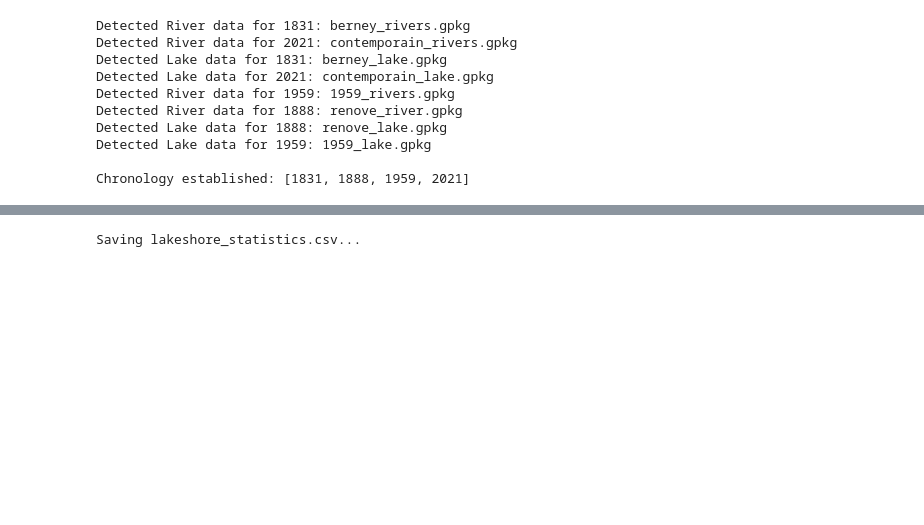
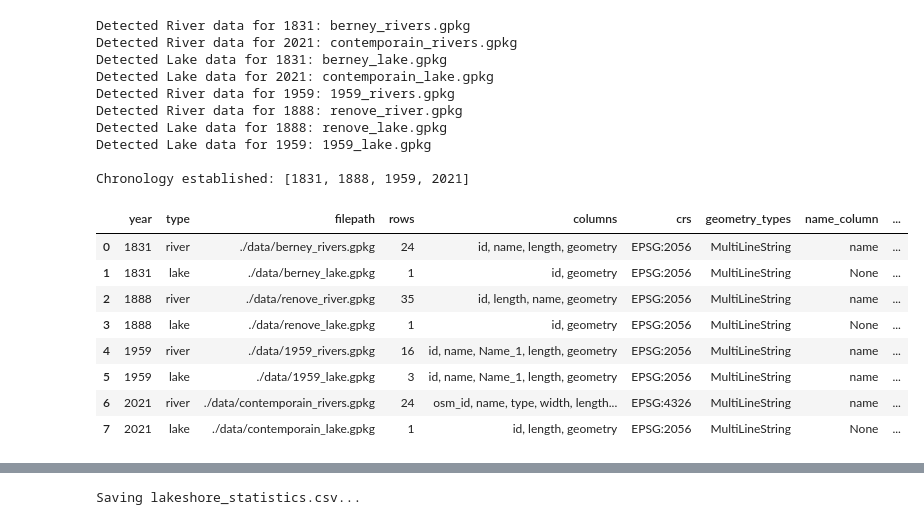
Before and after one commit to smikulas/time-machine, a Jupyter notebook: stat_analysis/stat.ipynb, the cells around one changed output, grey strips where cells are left out. Saved outputs shown, nothing was run; the diff lists cells and outputs as text; code cells hidden in the pictures; blank space fills up the shorter version.

```diff
--- a/stat_analysis/stat.ipynb
+++ b/stat_analysis/stat.ipynb
@@ -297,6 +381,21 @@ Detected Lake data for 1888: renove_lake.gpkg
 Detected Lake data for 1959: 1959_lake.gpkg
 
 Chronology established: [1831, 1888, 1959, 2021]
+# %%
+# File inventory
+
+inventory_df = build_inventory_table(time_periods, POSSIBLE_NAME_COLUMNS)
+display(inventory_df)
+# %% [output]
+|  | year | type | filepath | rows | columns | crs | geometry_types | name_column | ... |
+| 0 | 1831 | river | ./data/berney_rivers.gpkg | 24 | id, name, length, geometry | EPSG:2056 | MultiLineString | name | ... |
+| 1 | 1831 | lake | ./data/berney_lake.gpkg | 1 | id, geometry | EPSG:2056 | MultiLineString | None | ... |
+| 2 | 1888 | river | ./data/renove_river.gpkg | 35 | id, length, name, geometry | EPSG:2056 | MultiLineString | name | ... |
+| 3 | 1888 | lake | ./data/renove_lake.gpkg | 1 | id, geometry | EPSG:2056 | MultiLineString | None | ... |
+| 4 | 1959 | river | ./data/1959_rivers.gpkg | 16 | id, name, Name_1, length, geometry | EPSG:2056 | MultiLineString | name | ... |
+| 5 | 1959 | lake | ./data/1959_lake.gpkg | 3 | id, name, Name_1, length, geometry | EPSG:2056 | MultiLineString | name | ... |
+| 6 | 2021 | river | ./data/contemporain_rivers.gpkg | 24 | osm_id, name, type, width, length... | EPSG:4326 | MultiLineString | name | ... |
+| 7 | 2021 | lake | ./data/contemporain_lake.gpkg | 1 | id, length, geometry | EPSG:2056 | MultiLineString | None | ... |
 # %%
 # River statistics
 
```
Also changed, not shown: parts of 8 cells of this notebook.
